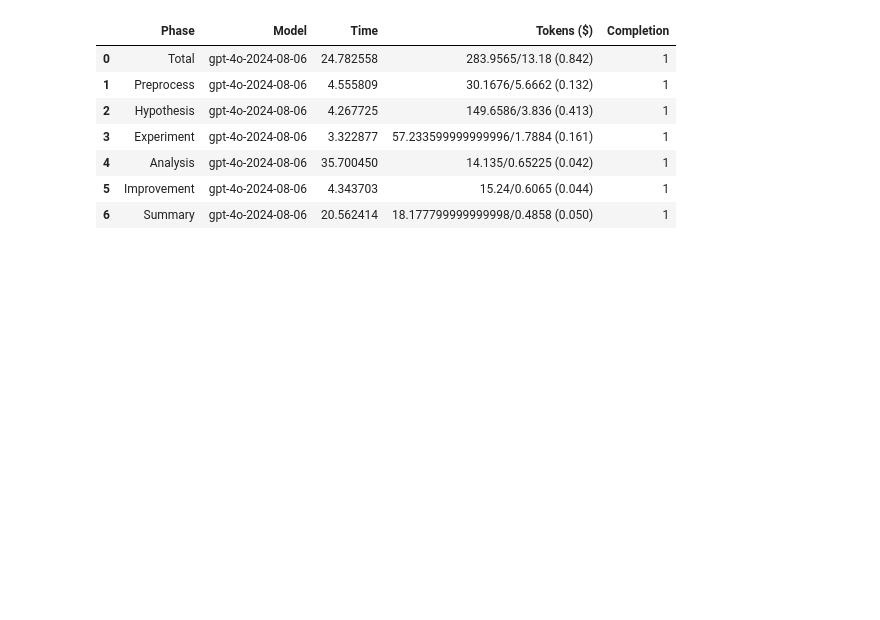
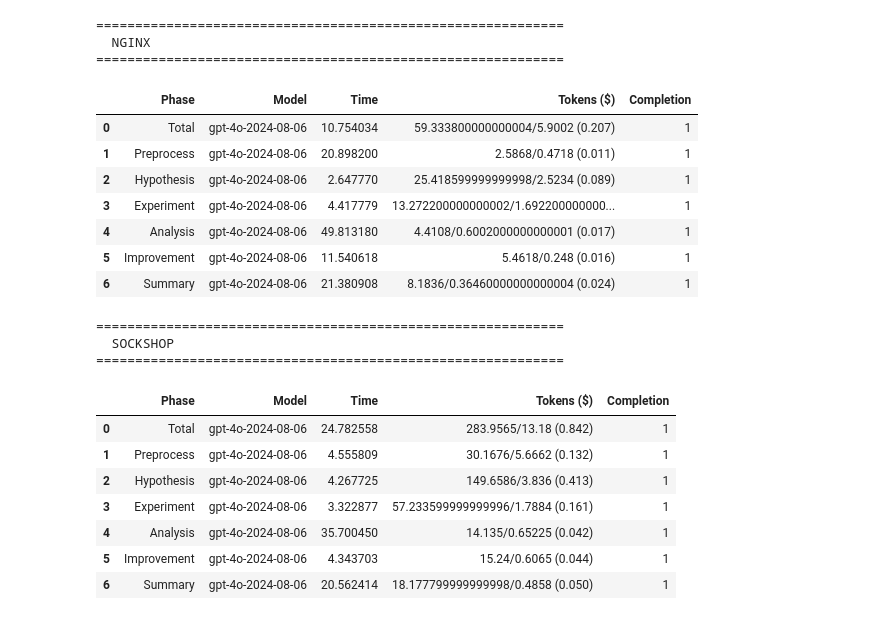
Before and after one commit to ntt-dkiku/chaos-eater, a Jupyter notebook: evaluation/ase2025/analyze_evaluation_result.ipynb, the cells around one changed output. Cells and saved outputs as stored; diff of their text form; code cells hidden in the pictures; blank space fills up the shorter version.

```diff
--- a/evaluation/ase2025/analyze_evaluation_result.ipynb
+++ b/evaluation/ase2025/analyze_evaluation_result.ipynb
@@ -220,46 +187,74 @@ reconfig_rate {'openai/gpt-4o-2024-08-06': [True, True, True, False, True]}
 # %%
 import pandas as pd
 import statistics
 import itertools
 from chaos_eater.utils.llms import PRICING_PER_TOKEN
 
 def mean_list(lst: list) -> float:
     if len(lst) > 0:
         if isinstance(lst[0], list):
             return statistics.mean(list(itertools.chain.from_iterable(lst)))
         else:
             return statistics.mean(lst)
     else:
         return -1
 
-rows = []
-for phase in ["total", "preprocess", "hypothesis", "experiment", "analysis", "improvement", "summary"]:
-    for model in MODELS:
-        run_time_mean = mean_list(run_time[model][phase])
-        input_tokens_mean = mean_list(input_tokens[model][phase])
-        output_tokens_mean = mean_list(output_tokens[model][phase])
-        billing_mean = PRICING_PER_TOKEN[model]["input"] * input_tokens_mean + PRICING_PER_TOKEN[model]["output"] * output_tokens_mean
-        completion_mean = mean_list(completion[model][phase])
-        score_mean = mean_list(score[model][phase])
-        row = {
-            "Phase": phase.capitalize(),
-            "Model": model.split('/')[-1],
-            "Time": run_time_mean if run_time_mean <= 60 else run_time_mean/60,
-            "Tokens ($)": f"{input_tokens_mean/1000}/{output_tokens_mean/1000} ({billing_mean:.3f})",
-            "Completion": completion_mean,
-        }
-        rows.append(row)
-df = pd.DataFrame(rows)
-df
+# Display separate tables for each sample
+for sample in SAMPLES:
+    data = all_data[sample]
+    input_tokens = data["input_tokens"]
+    output_tokens = data["output_tokens"]
+    total_tokens = data["total_tokens"]
+    run_time = data["run_time"]
+    completion = data["completion"]
+    score = data["score"]
+
+    rows = []
+    for phase in ["total", "preprocess", "hypothesis", "experiment", "analysis", "improvement", "summary"]:
+        for model in MODELS:
+            run_time_mean = mean_list(run_time[model][phase])
+            input_tokens_mean = mean_list(input_tokens[model][phase])
+            output_tokens_mean = mean_list(output_tokens[model][phase])
+            billing_mean = PRICING_PER_TOKEN[model]["input"] * input_tokens_mean + PRICING_PER_TOKEN[model]["output"] * output_tokens_mean
+            completion_mean = mean_list(completion[model][phase])
+            score_mean = mean_list(score[model][phase])
+            row = {
+                "Phase": phase.capitalize(),
+                "Model": model.split('/')[-1],
+                "Time": run_time_mean if run_time_mean <= 60 else run_time_mean/60,
+                "Tokens ($)": f"{input_tokens_mean/1000}/{output_tokens_mean/1000} ({billing_mean:.3f})",
+                "Completion": completion_mean,
+            }
+            rows.append(row)
+
+    df = pd.DataFrame(rows)
+    print(f"\n{'='*60}")
+    print(f"  {sample.upper()}")
+    print(f"{'='*60}")
+    display(df)
 # %% [output]
+============================================================
+  NGINX
+============================================================
 |  | Phase | Model | Time | Tokens ($) | Completion |
-| 0 | Total | gpt-4o-2024-08-06 | 24.782558 | 283.9565/13.18 (0.842) | 1 |
-| 1 | Preprocess | gpt-4o-2024-08-06 | 4.555809 | 30.1676/5.6662 (0.132) | 1 |
-| 2 | Hypothesis | gpt-4o-2024-08-06 | 4.267725 | 149.6586/3.836 (0.413) | 1 |
-| 3 | Experiment | gpt-4o-2024-08-06 | 3.322877 | 57.233599999999996/1.7884 (0.161) | 1 |
-| 4 | Analysis | gpt-4o-2024-08-06 | 35.700450 | 14.135/0.65225 (0.042) | 1 |
-| 5 | Improvement | gpt-4o-2024-08-06 | 4.343703 | 15.24/0.6065 (0.044) | 1 |
-| 6 | Summary | gpt-4o-2024-08-06 | 20.562414 | 18.177799999999998/0.4858 (0.050) | 1 |
+| 0 | Total | gpt-4o-2024-08-06 | 10.754034 | 59.333800000000004/5.9002 (0.207) | 1 |
+| 1 | Preprocess | gpt-4o-2024-08-06 | 20.898200 | 2.5868/0.4718 (0.011) | 1 |
+| 2 | Hypothesis | gpt-4o-2024-08-06 | 2.647770 | 25.418599999999998/2.5234 (0.089) | 1 |
+| 3 | Experiment | gpt-4o-2024-08-06 | 4.417779 | 13.272200000000002/1.692200000000... | 1 |
+| 4 | Analysis | gpt-4o-2024-08-06 | 49.813180 | 4.4108/0.6002000000000001 (0.017) | 1 |
+| 5 | Improvement | gpt-4o-2024-08-06 | 11.540618 | 5.4618/0.248 (0.016) | 1 |
+| 6 | Summary | gpt-4o-2024-08-06 | 21.380908 | 8.1836/0.36460000000000004 (0.024) | 1 |
+============================================================
+  SOCKSHOP
+============================================================
+|  | Phase | Model | Time | Tokens ($) | Completion |
+| 0 | Total | gpt-4o-2024-08-06 | 24.782558 | 283.9565/13.18 (0.842) | 1 |
+| 1 | Preprocess | gpt-4o-2024-08-06 | 4.555809 | 30.1676/5.6662 (0.132) | 1 |
+| 2 | Hypothesis | gpt-4o-2024-08-06 | 4.267725 | 149.6586/3.836 (0.413) | 1 |
+| 3 | Experiment | gpt-4o-2024-08-06 | 3.322877 | 57.233599999999996/1.7884 (0.161) | 1 |
+| 4 | Analysis | gpt-4o-2024-08-06 | 35.700450 | 14.135/0.65225 (0.042) | 1 |
+| 5 | Improvement | gpt-4o-2024-08-06 | 4.343703 | 15.24/0.6065 (0.044) | 1 |
+| 6 | Summary | gpt-4o-2024-08-06 | 20.562414 | 18.177799999999998/0.4858 (0.050) | 1 |
 # %%
 import matplotlib.pyplot as plt
 import numpy as np
```
Also changed, not shown: parts of 2 cells of this notebook, 1 other file.
